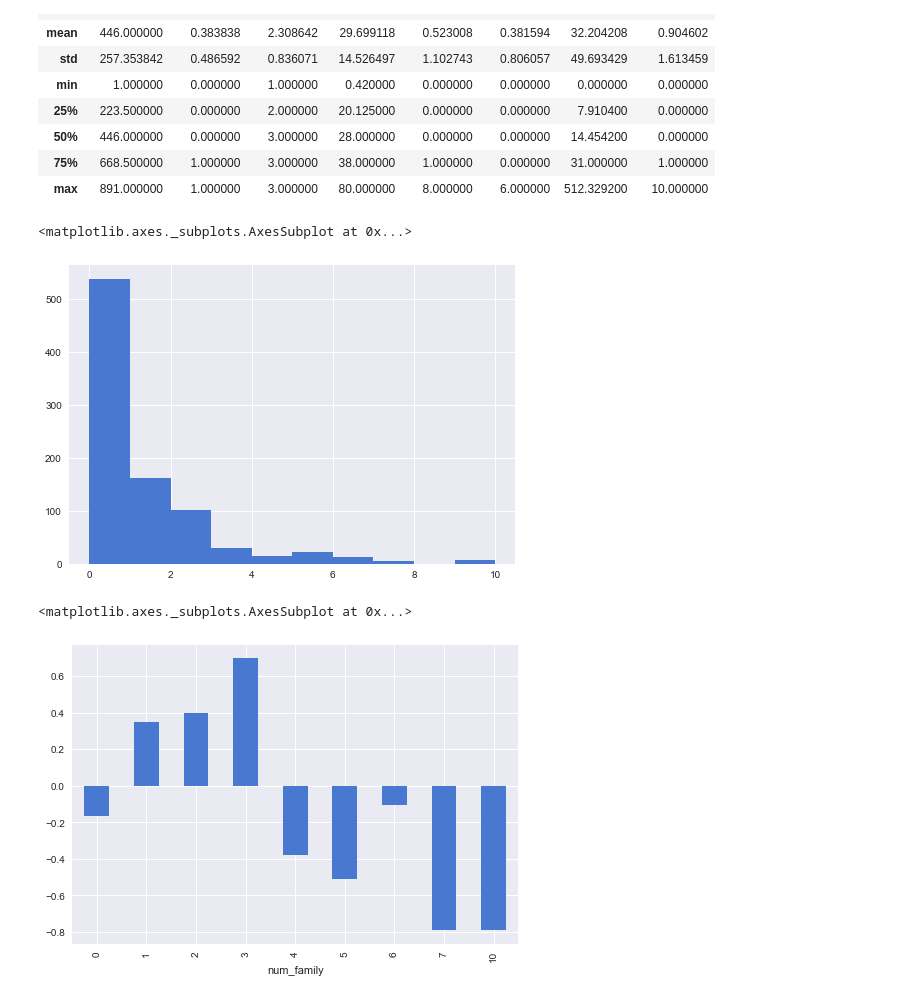
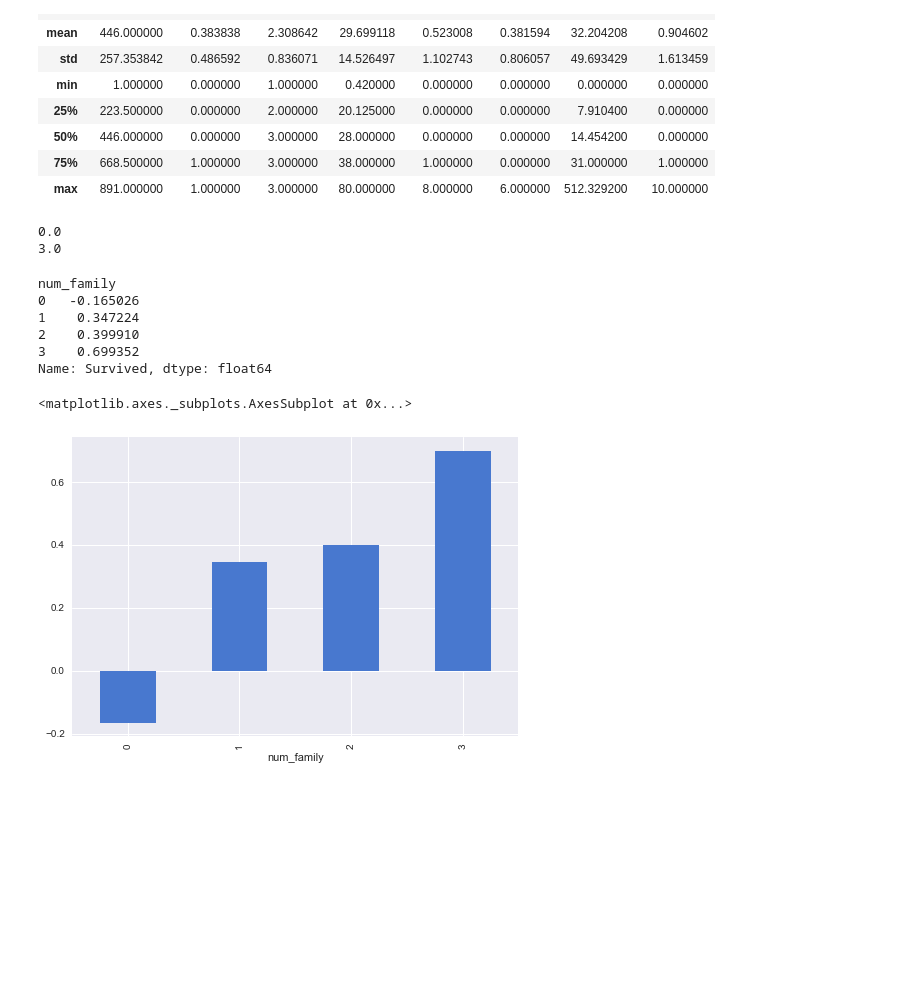
Before and after one commit to kylemeenehan/titanic-data, a Jupyter notebook: Titanic Project.ipynb, the cells around one changed output. Cells and saved outputs as stored; diff of their text form; code cells hidden in the pictures; blank space fills up the shorter version.

Commit message:
got interquartile range for number of family onboard

```diff
--- a/Titanic Project.ipynb
+++ b/Titanic Project.ipynb
@@ -344,16 +344,25 @@ titanic_data.describe()
 | 50% | 446.000000 | 0.000000 | 3.000000 | 28.000000 | 0.000000 | 0.000000 | 14.454200 | 0.000000 |
 | 75% | 668.500000 | 1.000000 | 3.000000 | 38.000000 | 1.000000 | 0.000000 | 31.000000 | 1.000000 |
 | max | 891.000000 | 1.000000 | 3.000000 | 80.000000 | 8.000000 | 6.000000 | 512.329200 | 10.000000 |
-# %%
-titanic_data['num_family'].hist()
-# %% [output]
-<matplotlib.axes._subplots.AxesSubplot at 0x...>
-[figure, removed]
+# %%
+print titanic_data['num_family'].quantile(0.25)
+print titanic_data['num_family'].quantile(0.90)
+# %% [output]
+0.0
+3.0
 # %%
 titanic_family = titanic_data.groupby('num_family')
 titanic_family_std = titanic_family['Survived'].mean().apply(standardize_mean)
-titanic_family_std.plot.bar()
+titanic_family_interquart = titanic_family_std.loc[0:3]
+print titanic_family_interquart
+titanic_family_interquart.plot.bar()
 # %% [output]
-<matplotlib.axes._subplots.AxesSubplot at 0x...>
+num_family
+0   -0.165026
+1    0.347224
+2    0.399910
+3    0.699352
+Name: Survived, dtype: float64
+<matplotlib.axes._subplots.AxesSubplot at 0x...>
-[figure, old version]
+[figure, new version]
 # %%
```
Also changed, not shown: parts of 4 cells of this notebook.
